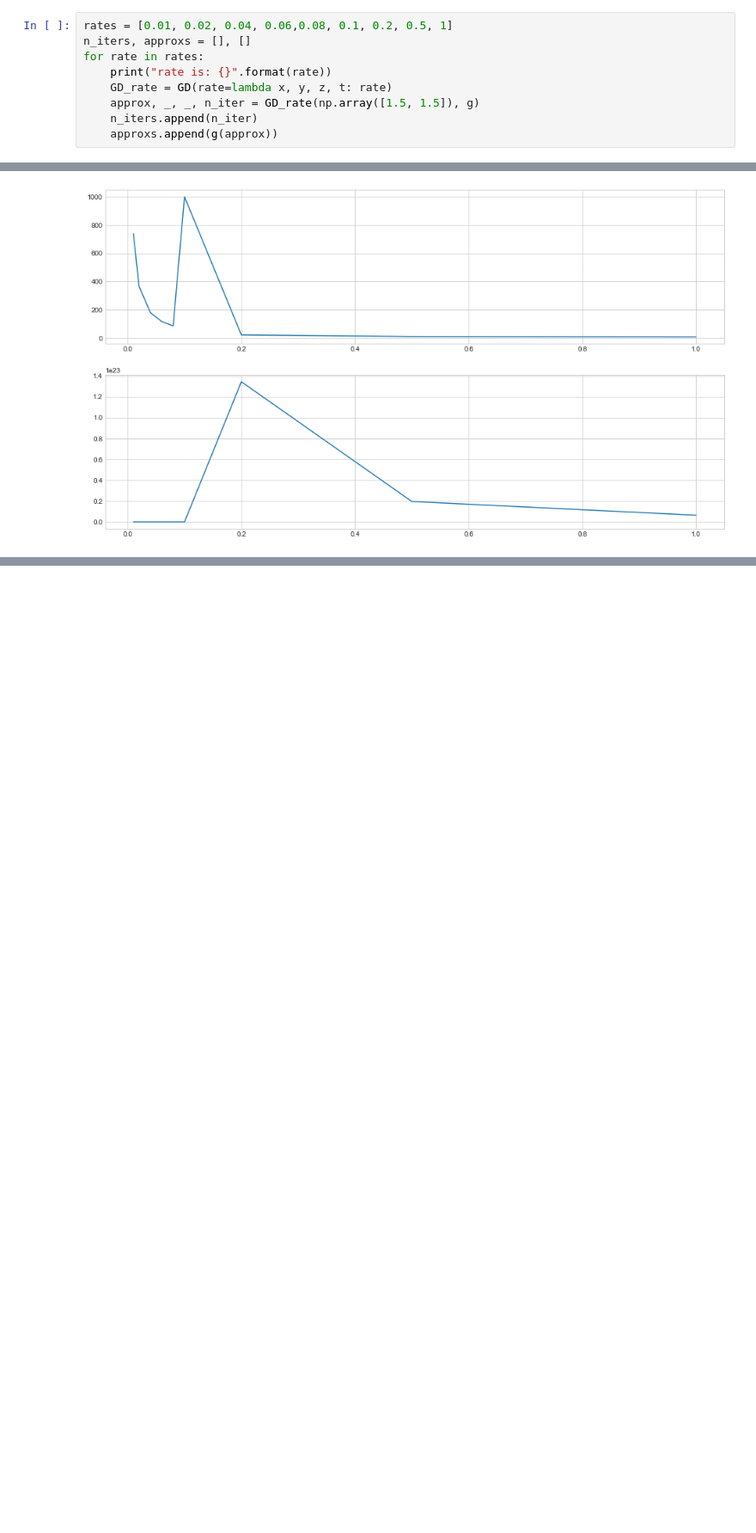
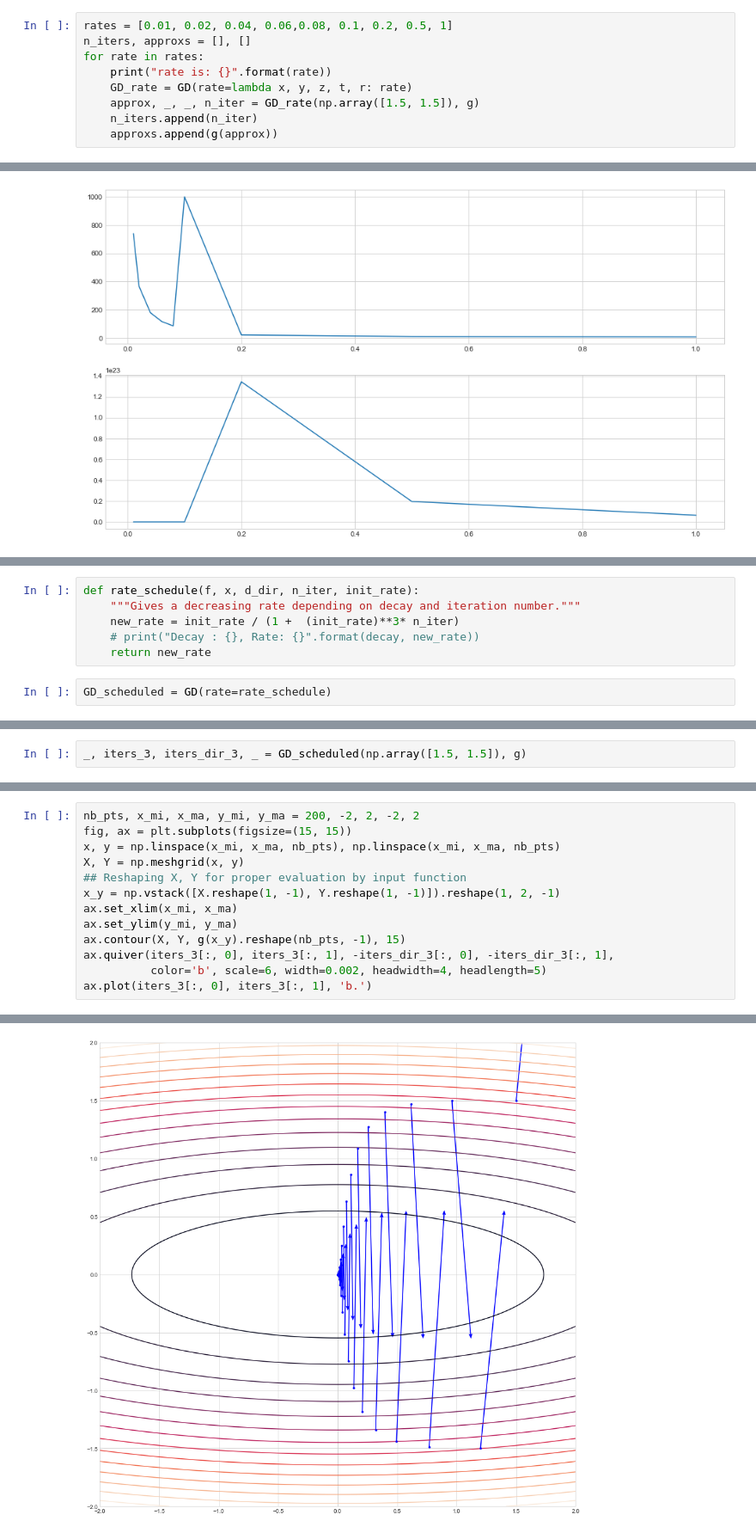
Before and after one commit to sneelapu77/IntroPyForDataScience, a Jupyter notebook: extras/gradientDescent.ipynb, the cells around one changed output, grey strips where cells are left out. Shown at 86% size. Cells and saved outputs as stored; diff of their text form; blank space fills up the shorter version.

```diff
--- a/extras/gradientDescent.ipynb
+++ b/extras/gradientDescent.ipynb
@@ -225,7 +228,7 @@ rates = [0.01, 0.02, 0.04, 0.06,0.08, 0.1, 0.2, 0.5, 1]
 n_iters, approxs = [], []
 for rate in rates:
     print("rate is: {}".format(rate))
-    GD_rate = GD(rate=lambda x, y, z, t: rate)
+    GD_rate = GD(rate=lambda x, y, z, t, r: rate)
     approx, _, _, n_iter = GD_rate(np.array([1.5, 1.5]), g)
     n_iters.append(n_iter)
     approxs.append(g(approx))
@@ -258,0 +266,8 @@ ax[1].plot(rates, approxs)
+# %%
+def rate_schedule(f, x, d_dir, n_iter, init_rate):
+    """Gives a decreasing rate depending on decay and iteration number."""
+    new_rate = init_rate / (1 +  (init_rate)**3* n_iter)
+    # print("Decay : {}, Rate: {}".format(decay, new_rate))
+    return new_rate
+# %%
+GD_scheduled = GD(rate=rate_schedule)
@@ -258,0 +281,2 @@ ax[1].plot(rates, approxs)
+# %%
+_, iters_3, iters_dir_3, _ = GD_scheduled(np.array([1.5, 1.5]), g)
@@ -258,0 +288,14 @@ ax[1].plot(rates, approxs)
+# %%
+nb_pts, x_mi, x_ma, y_mi, y_ma = 200, -2, 2, -2, 2
+fig, ax = plt.subplots(figsize=(15, 15))
+x, y = np.linspace(x_mi, x_ma, nb_pts), np.linspace(x_mi, x_ma, nb_pts)
+X, Y = np.meshgrid(x, y)
+## Reshaping X, Y for proper evaluation by input function
+x_y = np.vstack([X.reshape(1, -1), Y.reshape(1, -1)]).reshape(1, 2, -1)
+ax.set_xlim(x_mi, x_ma)
+ax.set_ylim(y_mi, y_ma)
+ax.contour(X, Y, g(x_y).reshape(nb_pts, -1), 15)
+ax.quiver(iters_3[:, 0], iters_3[:, 1], -iters_dir_3[:, 0], -iters_dir_3[:, 1],
+          color='b', scale=6, width=0.002, headwidth=4, headlength=5)
+ax.plot(iters_3[:, 0], iters_3[:, 1], 'b.')
+# %% [output]
@@ -258,0 +303 @@ ax[1].plot(rates, approxs)
+[figure, added]
```
Also changed, not shown: parts of 12 cells of this notebook.
